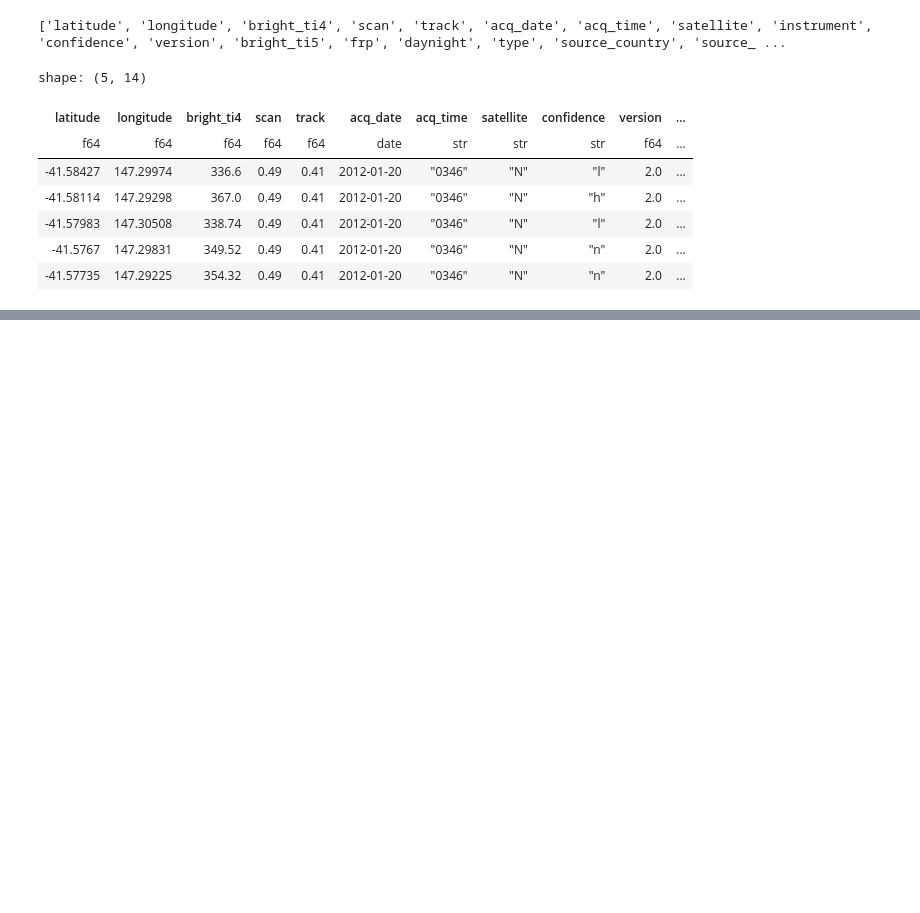
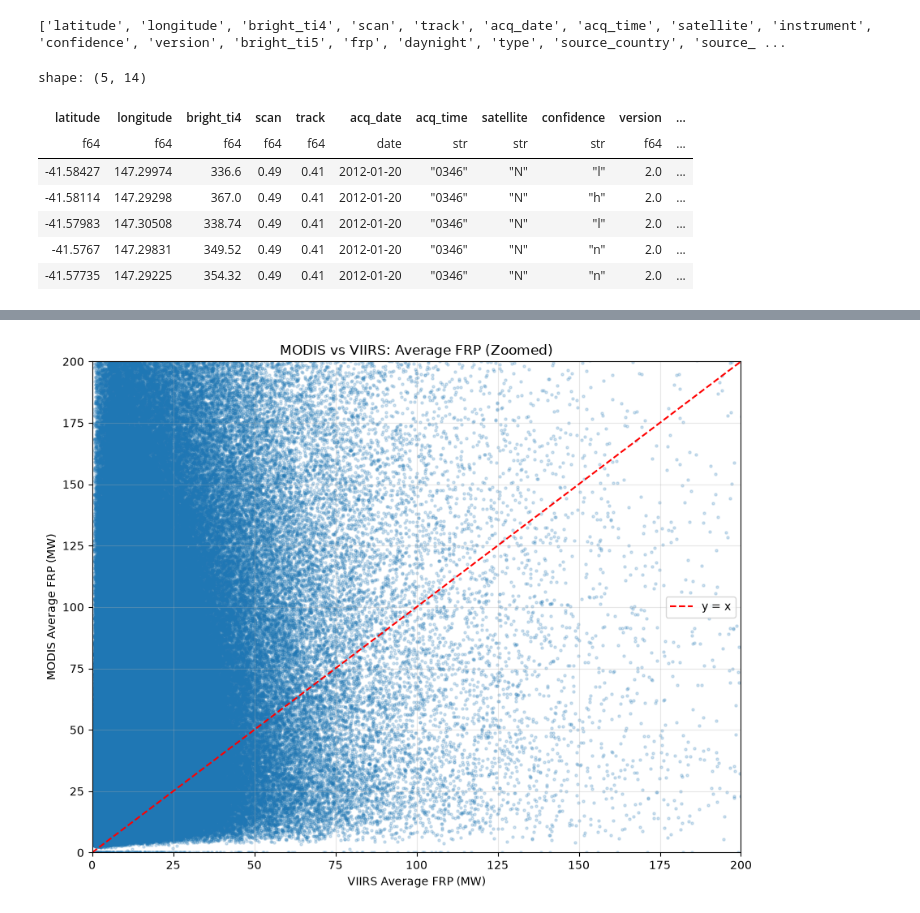
Before and after one commit to razan-suleman/Astra-Lost-In-Space, a Jupyter notebook: backend/Tars.ipynb, the cells around one changed output, grey strips where cells are left out. Drawn from its saved outputs; the diff is of its cells as text; code cells hidden in the pictures; blank space fills up the shorter version.

```diff
--- a/backend/Tars.ipynb
+++ b/backend/Tars.ipynb
@@ -149,0 +340,20 @@ display(df.columns.tolist())
+# %%
+plt.figure(figsize=(9, 7))
+
+plt.scatter(x, y, alpha=0.2, s=5)
+
+plt.plot([0, 200], [0, 200], "r--", label="y = x")
+
+plt.xlim(0, 200)
+plt.ylim(0, 200)
+
+plt.xlabel("VIIRS Average FRP (MW)")
+plt.ylabel("MODIS Average FRP (MW)")
+plt.title("MODIS vs VIIRS: Average FRP (Zoomed)")
+
+plt.legend()
+plt.grid(alpha=0.3)
+plt.tight_layout()
+plt.show()
+# %% [output]
+[figure, added]
```
Also changed, not shown: parts of 58 cells of this notebook.
